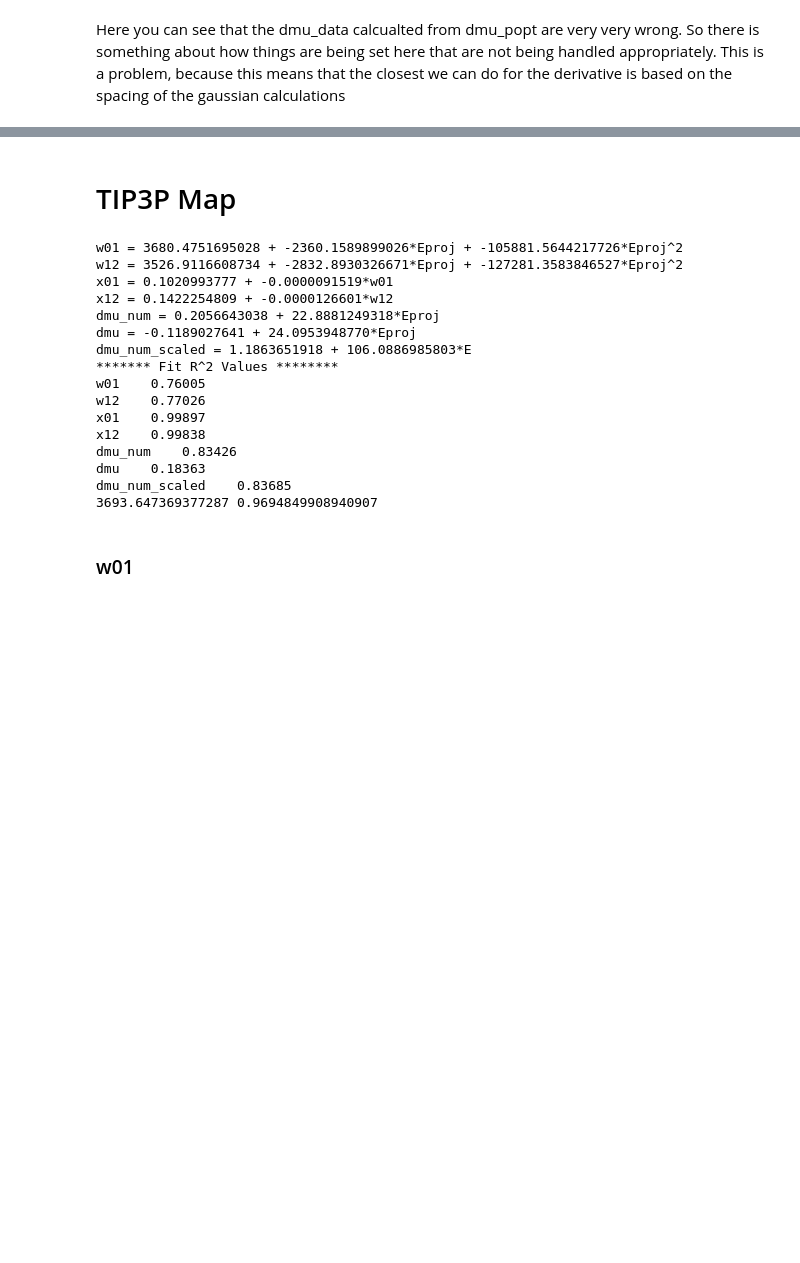
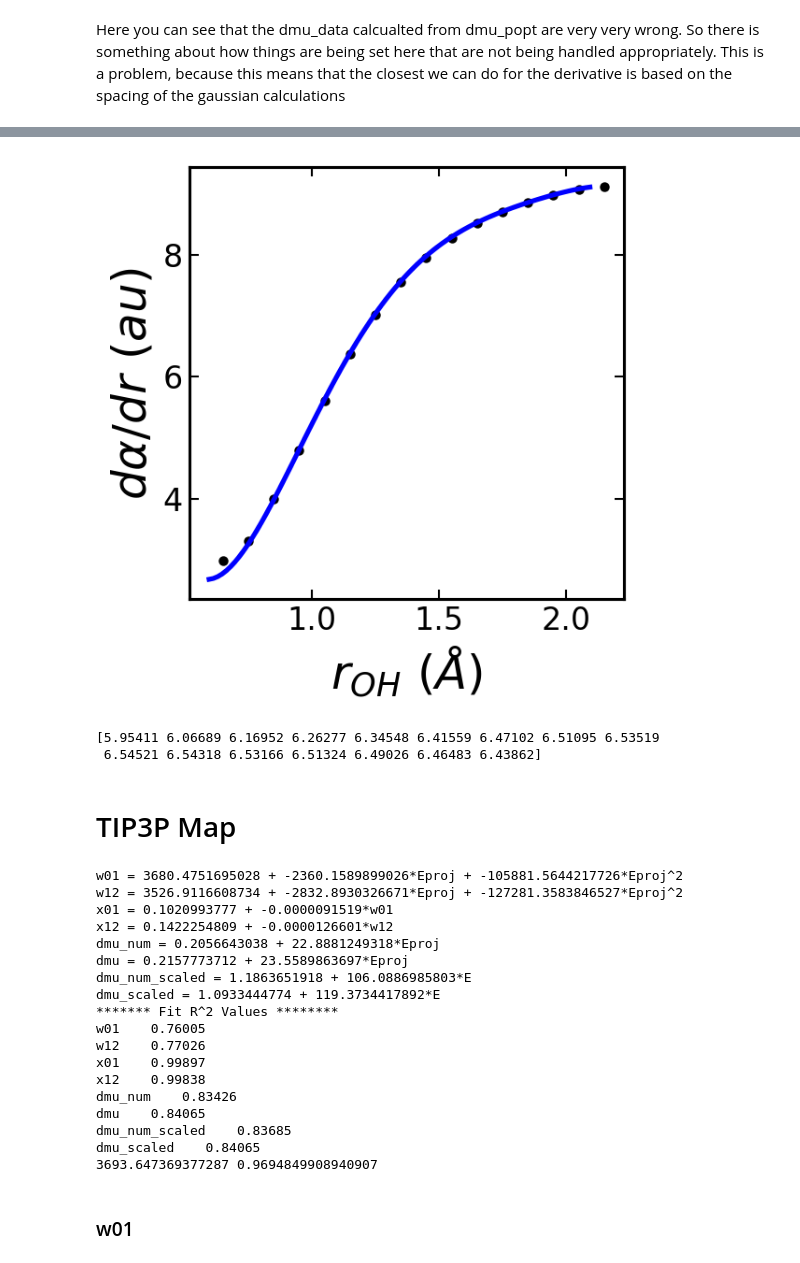
Before and after one commit to piskuliche/EmpiricalMapping, a Jupyter notebook: examples/empirical_map_plotting.ipynb, the cells around one changed output, grey strips where cells are left out. Drawn from its saved outputs; the diff is of its cells as text; code cells hidden in the pictures; blank space fills up the shorter version.

```diff
--- a/examples/empirical_map_plotting.ipynb
+++ b/examples/empirical_map_plotting.ipynb
@@ -306,3 +330,31 @@ plt.show()
+# %%
+from empmap.poly_fit import mu_fit_selector
+from scipy.optimize import curve_fit
+
+poly = mu_fit_selector(6)
+xdata = dvr.xgrid*constants.angperau
+popt, pcov = curve_fit(poly, pot1d.rOH, iso)
+ypol_vals = poly(xdata, *popt)
+# %%
+dalpha_popt = np.zeros(len(popt)-1)
+for i in range(len(popt)-1):
+    dalpha_popt[i] = (i+1)* popt[i+1]
+# %%
+fig = plt.figure(figsize=(4,4),dpi=150)
+numer_data = numerical_derivative(pot1d.rOH, iso)
+yder_pol = mu_fit_selector(5)(xdata, *dalpha_popt)
+plt.scatter(pot1d.rOH, numer_data, c='black')
+plt.plot(xdata, yder_pol, c='blue')
+plt.xlabel(r"$ r_{OH}~(\AA)$")
+plt.ylabel(r'$d \alpha /dr~(au)$')
+plt.show()
+# %% [output]
+[figure, added]
+# %%
+print(alpha[0])
+# %% [output]
+[5.95411 6.06689 6.16952 6.26277 6.34548 6.41559 6.47102 6.51095 6.53519
+ 6.54521 6.54318 6.53166 6.51324 6.49026 6.46483 6.43862]
 # %% [markdown]
 # TIP3P Map
 # %%
@@ -316,23 +368,25 @@ for key in tip_map.map_fit_parameters.keys():
 experimental_w01 = 3707 ## Experimental value for w01 in cm^-1
 
 print(tip_map.w01[-1], tip_map.w01[0]/experimental_w01) # Scaling factor
-scale_factor = tip_map.w01[0]/experimental_w01
+scale_factor = tip_map.w01[-1]/experimental_w01
 # %% [output]
 w01 = 3680.4751695028 + -2360.1589899026*Eproj + -105881.5644217726*Eproj^2
 w12 = 3526.9116608734 + -2832.8930326671*Eproj + -127281.3583846527*Eproj^2
 x01 = 0.1020993777 + -0.0000091519*w01
 x12 = 0.1422254809 + -0.0000126601*w12
 dmu_num = 0.2056643038 + 22.8881249318*Eproj
-dmu = -0.1189027641 + 24.0953948770*Eproj
+dmu = 0.2157773712 + 23.5589863697*Eproj
 dmu_num_scaled = 1.1863651918 + 106.0886985803*E
+dmu_scaled = 1.0933444774 + 119.3734417892*E
 ******* Fit R^2 Values ********
 w01    0.76005
 w12    0.77026
 x01    0.99897
 x12    0.99838
 dmu_num    0.83426
-dmu    0.18363
+dmu    0.84065
 dmu_num_scaled    0.83685
+dmu_scaled    0.84065
 3693.647369377287 0.9694849908940907
 # %% [markdown]
 ### w01
```
Also changed, not shown: parts of 9 cells of this notebook, 4 other files.
